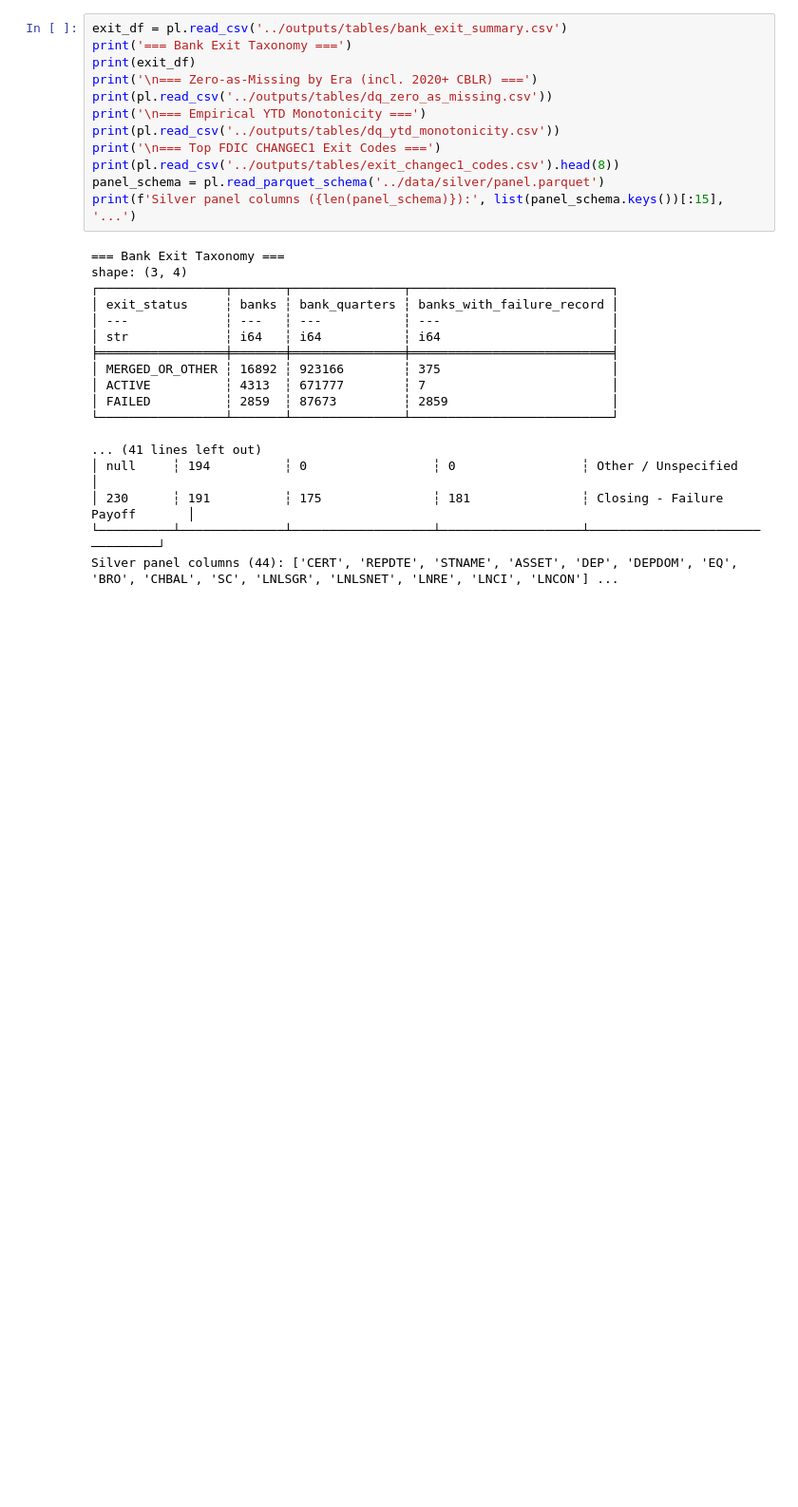
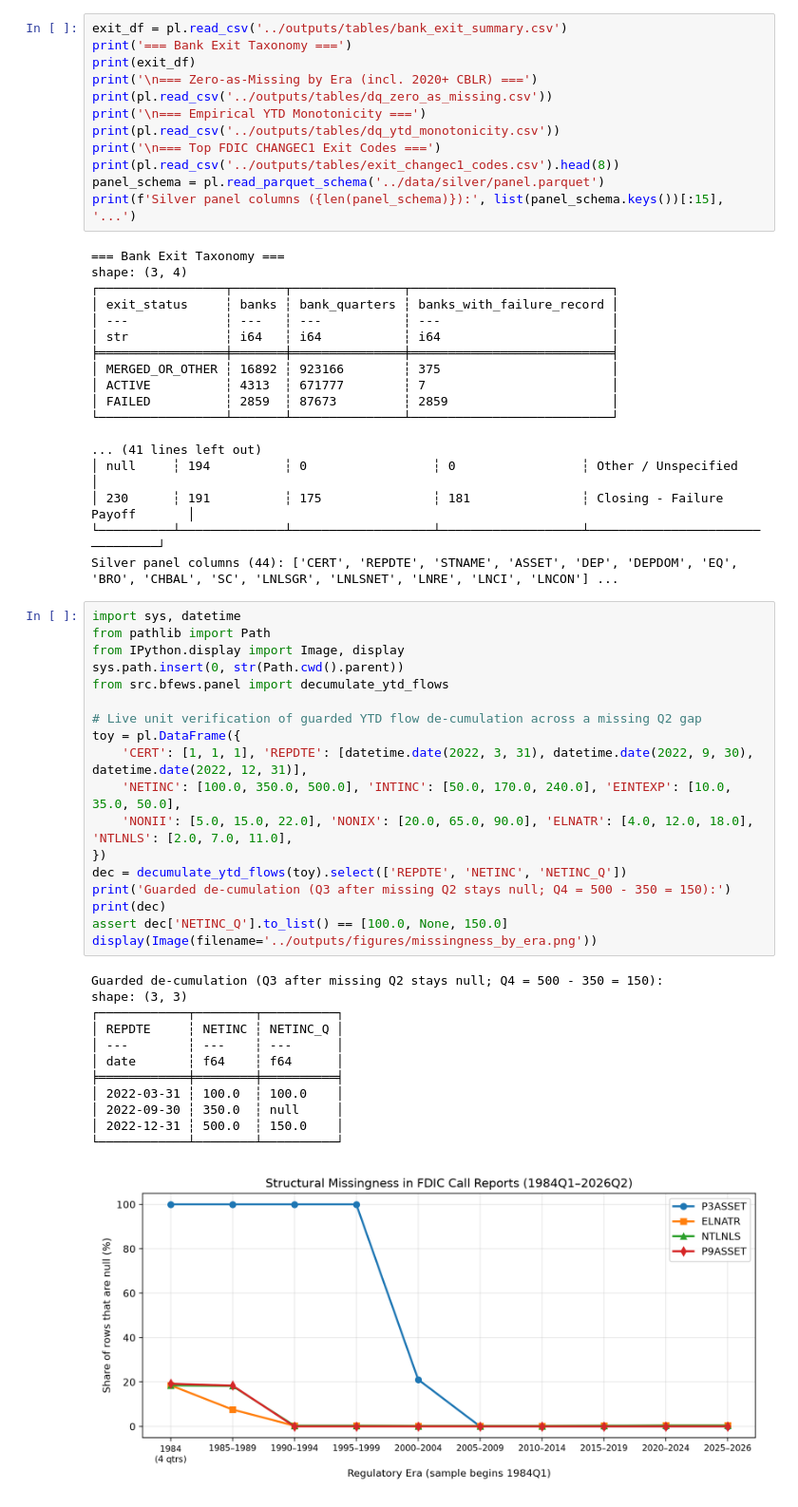
Before and after one commit to Henryy2510/bank-failure-early-warning, a Jupyter notebook: notebooks/02_data_quality_and_panel.ipynb, the cells around one changed output. Shown at 95% size. Saved outputs shown, nothing was run; the diff lists cells and outputs as text; blank space fills up the shorter version.

Commit message:
khớp lại data báo cáo và code, sửa fig chi tiết hơn (fig 4, 5) , cập nhật appendix

```diff
--- a/notebooks/02_data_quality_and_panel.ipynb
+++ b/notebooks/02_data_quality_and_panel.ipynb
@@ -55,3 +55,34 @@ shape: (3, 4)
 │ 230      ┆ 191          ┆ 175               ┆ 181               ┆ Closing - Failure Payoff       │
 └──────────┴──────────────┴───────────────────┴───────────────────┴────────────────────────────────┘
 Silver panel columns (44): ['CERT', 'REPDTE', 'STNAME', 'ASSET', 'DEP', 'DEPDOM', 'EQ', 'BRO', 'CHBAL', 'SC', 'LNLSGR', 'LNLSNET', 'LNRE', 'LNCI', 'LNCON'] ...
+# %%
+import sys, datetime
+from pathlib import Path
+from IPython.display import Image, display
+sys.path.insert(0, str(Path.cwd().parent))
+from src.bfews.panel import decumulate_ytd_flows
+
+# Live unit verification of guarded YTD flow de-cumulation across a missing Q2 gap
+toy = pl.DataFrame({
+    'CERT': [1, 1, 1], 'REPDTE': [datetime.date(2022, 3, 31), datetime.date(2022, 9, 30), datetime.date(2022, 12, 31)],
+    'NETINC': [100.0, 350.0, 500.0], 'INTINC': [50.0, 170.0, 240.0], 'EINTEXP': [10.0, 35.0, 50.0],
+    'NONII': [5.0, 15.0, 22.0], 'NONIX': [20.0, 65.0, 90.0], 'ELNATR': [4.0, 12.0, 18.0], 'NTLNLS': [2.0, 7.0, 11.0],
+})
+dec = decumulate_ytd_flows(toy).select(['REPDTE', 'NETINC', 'NETINC_Q'])
+print('Guarded de-cumulation (Q3 after missing Q2 stays null; Q4 = 500 - 350 = 150):')
+print(dec)
+assert dec['NETINC_Q'].to_list() == [100.0, None, 150.0]
+display(Image(filename='../outputs/figures/missingness_by_era.png'))
+# %% [output]
+Guarded de-cumulation (Q3 after missing Q2 stays null; Q4 = 500 - 350 = 150):
+shape: (3, 3)
+┌────────────┬────────┬──────────┐
+│ REPDTE     ┆ NETINC ┆ NETINC_Q │
+│ ---        ┆ ---    ┆ ---      │
+│ date       ┆ f64    ┆ f64      │
+╞════════════╪════════╪══════════╡
+│ 2022-03-31 ┆ 100.0  ┆ 100.0    │
+│ 2022-09-30 ┆ 350.0  ┆ null     │
+│ 2022-12-31 ┆ 500.0  ┆ 150.0    │
+└────────────┴────────┴──────────┘
+[figure, added]
```
Also changed, not shown: 18 other files.
